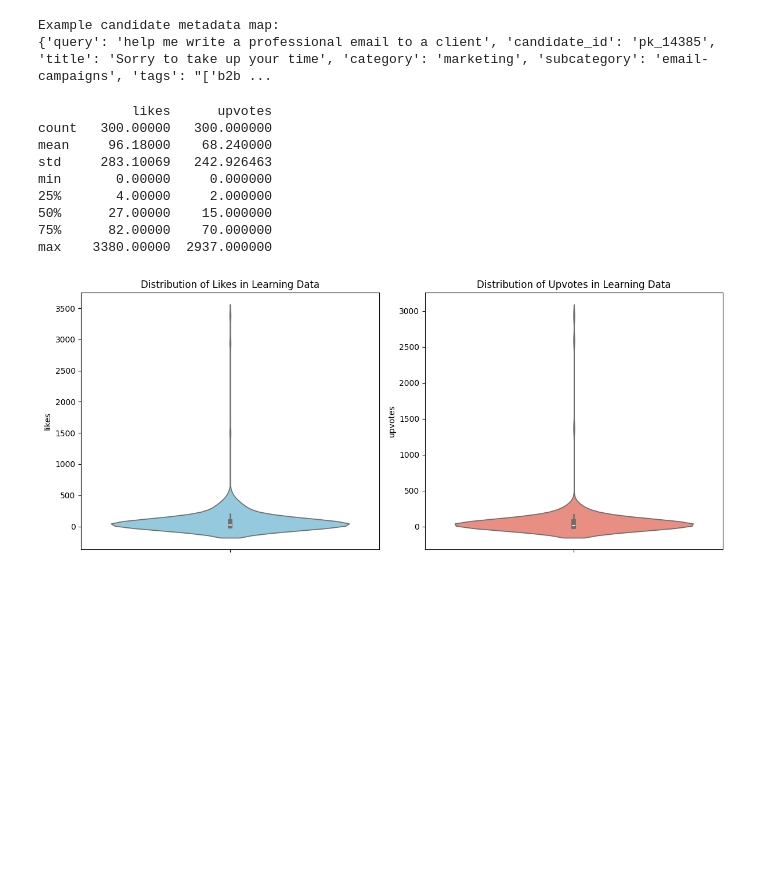
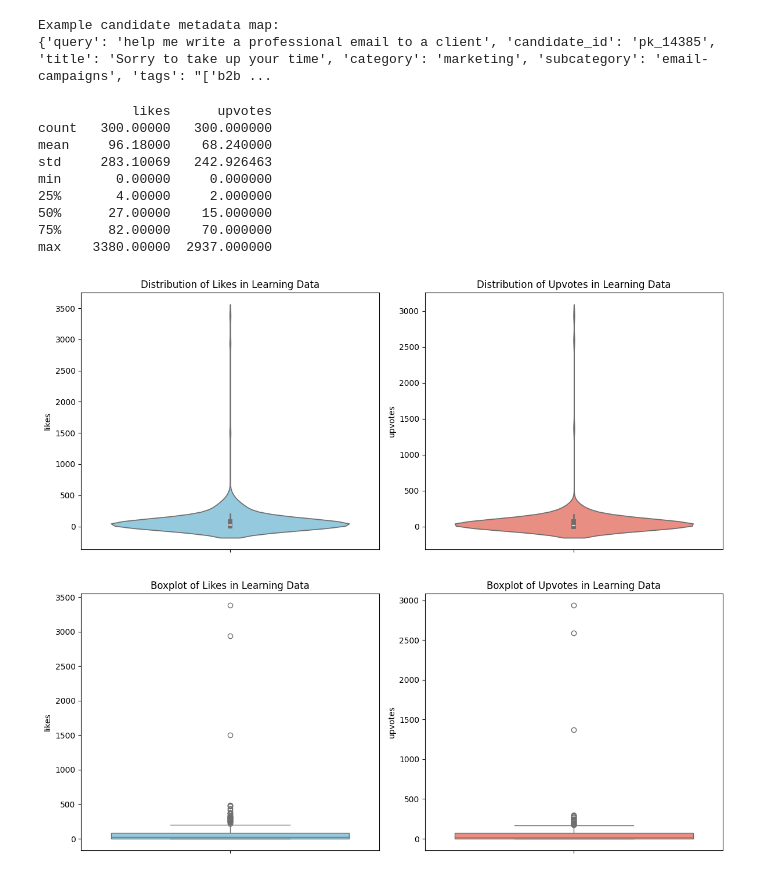
Before and after one commit to skull23412/Semantic-Search-AIT, a Jupyter notebook: app_clean.ipynb, the cells around one changed output. Cells and saved outputs as stored; diff of their text form; code cells hidden in the pictures; blank space fills up the shorter version.

```diff
--- a/app_clean.ipynb
+++ b/app_clean.ipynb
@@ -1528,0 +1623,21 @@ FINAL STEP: METADATAS
+# %%
+#test on one query
+metadata_reranked_a = metadata_aware_reranker(
+    QUERY,
+    candidates["config_a_candidates"],
+    top_k=5
+)
+
+metadata_reranked_b = metadata_aware_reranker(
+    QUERY,
+    candidates["config_b_candidates"],
+    top_k=5
+)
+print("\nTop 5 metadata-aware reranked candidates from Config A:")
+for i, item in enumerate(metadata_reranked_a, start=1):
+    c = item["candidate"]
+    score = item["combined_score"]
+    print(f"\n#{i} | Combined Score: {score:.4f}")
+    print(f"ID: {c['id']} | Title: {c['title']} | Category: {c['category']} > {c['subcategory']}")
+    print(f"Tags: {c['tags']} | Difficulty: {c['difficulty']} | Likes: {c['likes']} | Upvotes: {c['upvotes']}")
+    print(f"Content Preview: {c['content'][:200]}...")
@@ -1586,29 +1844,40 @@ def build_learning_data(ground_truth,  candidate_k=50):
 # %%
 #we want to see likes and upvotes distribution in the learning data so that we understand if there is a need to normalize these features before training the reranker
 learning_data = build_learning_data(GROUND_TRUTH, candidate_k=50)
 print(learning_data[["likes", "upvotes"]].describe())
 #plot violin plots for likes and upvotes to see their distribution and identify if there are outliers that might require normalization
 import seaborn as sns
 plt.figure(figsize=(12, 5))
 plt.subplot(1, 2, 1)
 sns.violinplot(y=learning_data["likes"], color="skyblue")
 plt.title("Distribution of Likes in Learning Data")
 plt.subplot(1, 2, 2)
 sns.violinplot(y=learning_data["upvotes"], color="salmon")
 plt.title("Distribution of Upvotes in Learning Data")
 plt.tight_layout()
 plt.show()
+#boxplot
+plt.figure(figsize=(12, 5))
+plt.subplot(1, 2, 1)
+sns.boxplot(y=learning_data["likes"], color="skyblue")
+plt.title("Boxplot of Likes in Learning Data")
+plt.subplot(1, 2, 2)
+sns.boxplot(y=learning_data["upvotes"], color="salmon")
+plt.title("Boxplot of Upvotes in Learning Data")
+plt.tight_layout()
+plt.show()
 # %% [output]
             likes      upvotes
 count   300.00000   300.000000
 mean     96.18000    68.240000
 std     283.10069   242.926463
 min       0.00000     0.000000
 25%       4.00000     2.000000
 50%      27.00000    15.000000
 75%      82.00000    70.000000
 max    3380.00000  2937.000000
 [figure]
+[figure, added]
 # %%
 def add_features(df):
     df["difficulty_level"] = df["difficulty"].map({"unknown": 0, "beginner": 1,
```
Also changed, not shown: parts of 11 cells of this notebook.
